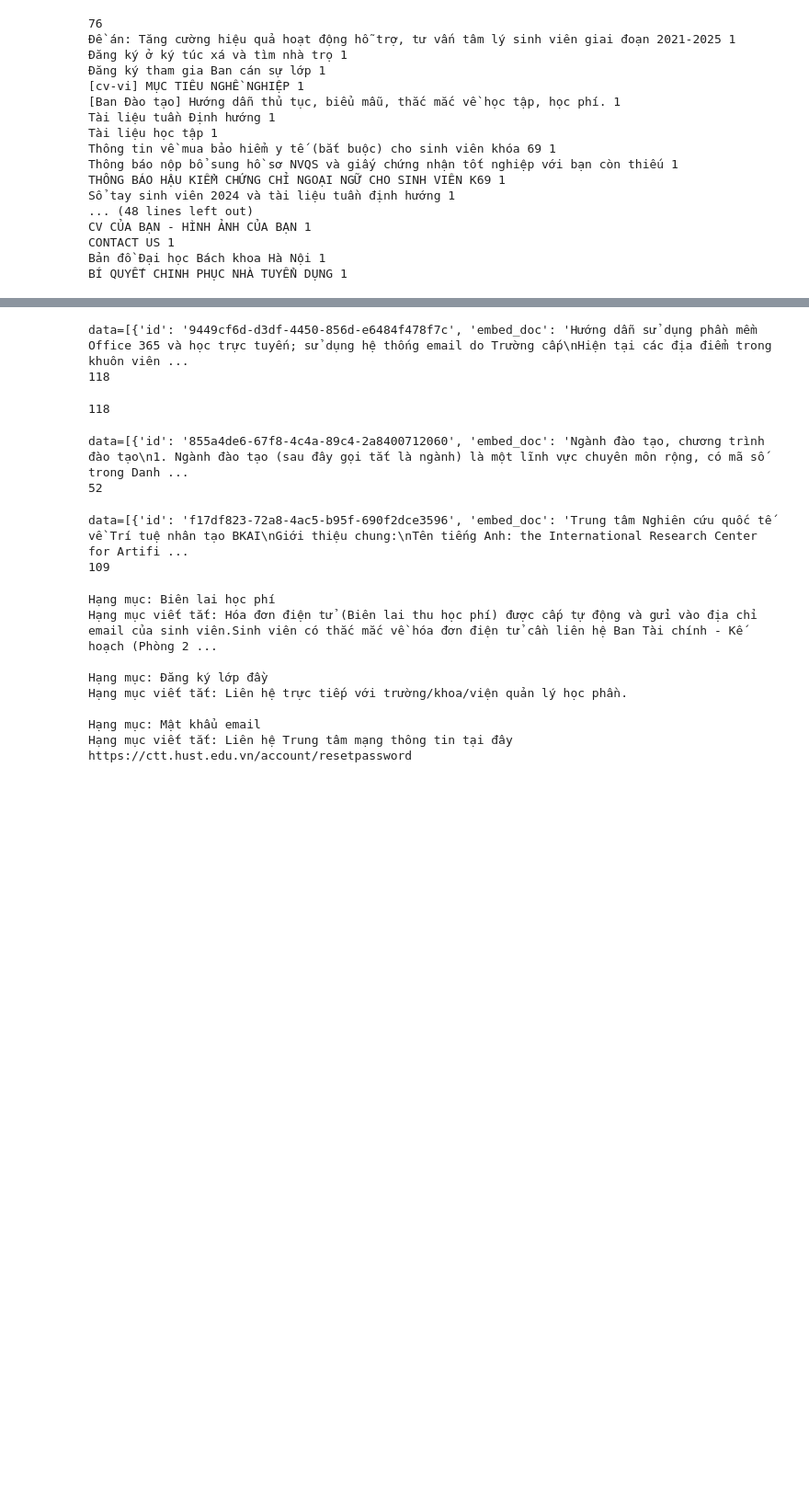
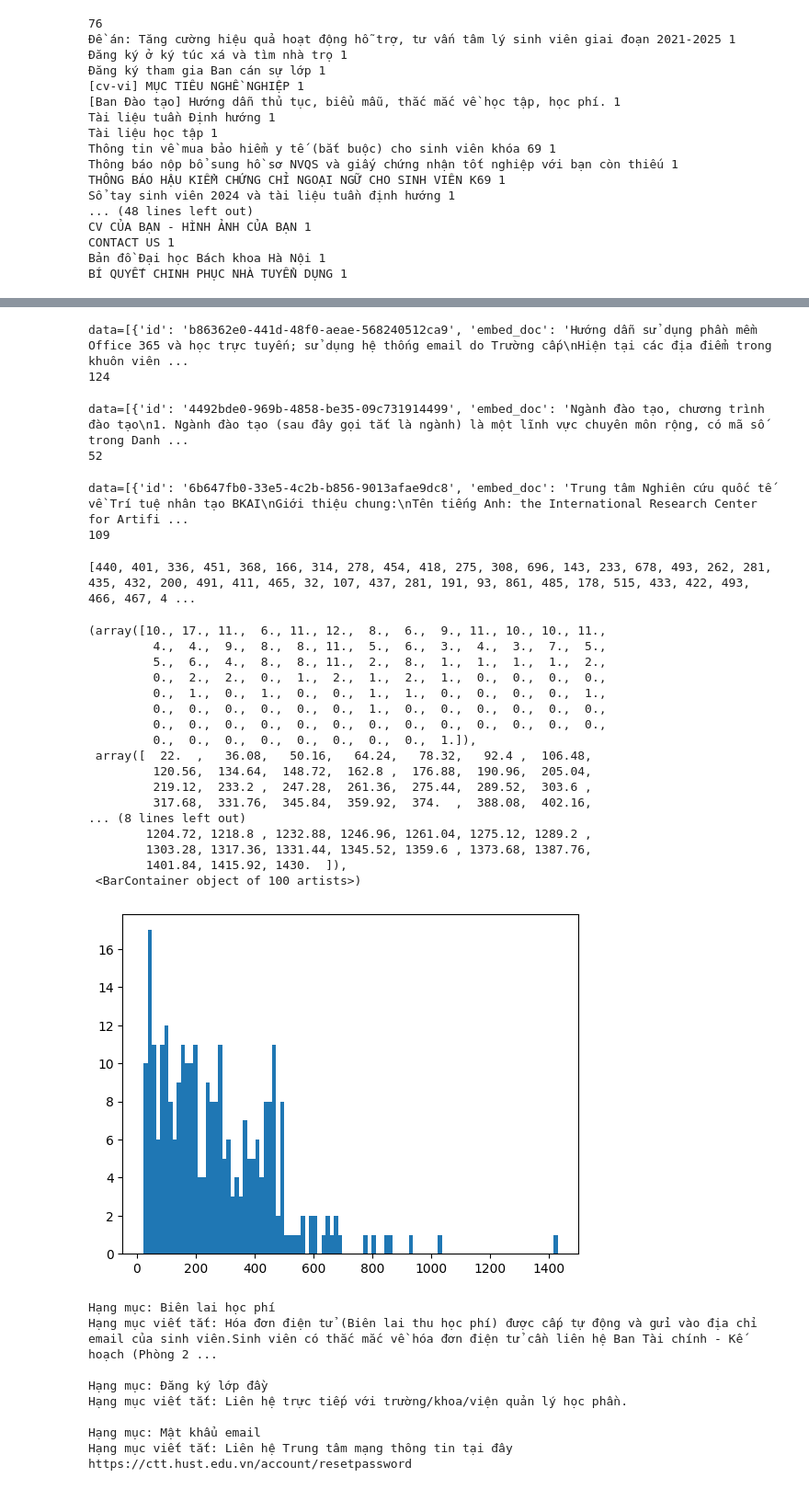
Before and after one commit to Dangptpt/Hust-Data-Crawler, a Jupyter notebook: clean_data.ipynb, the cells around one changed output, grey strips where cells are left out. Shown at 92% size. Saved outputs shown, nothing was run; the diff lists cells and outputs as text; code cells hidden in the pictures; blank space fills up the shorter version.

```diff
--- a/clean_data.ipynb
+++ b/clean_data.ipynb
@@ -243,6 +228,7 @@ folder_path = 'clean_stsv'
 all_files = [f for f in os.listdir(folder_path) if os.path.isfile(os.path.join(folder_path, f))]
 cnt = 0
 data_supabase = []
+length = []
 for file in all_files:
     with open(f'{folder_path}/{file}', 'r', encoding='utf-8') as f:
         data = f.read()
@@ -253,6 +239,7 @@ for file in all_files:
             if title:
                 doc = doc.split("Title: ")[1]
             embed_doc = remove_links(doc)
+            length.append(len(embed_doc.split(' ')))
             # embed_doc = replace_table(embed_doc)
             data_supabase.append({
                 'id': str(uuid.uuid4()),
@@ -264,12 +251,8 @@ res = push_data_to_supabase(data_supabase, 'document')
 print(res)
 print(cnt)
 # %% [output]
-data=[{'id': '9449cf6d-d3df-4450-856d-e6484f478f7c', 'embed_doc': 'Hướng dẫn sử dụng phần mềm Office 365 và học trực tuyến; sử dụng hệ thống email do Trường cấp\nHiện tại các địa điểm trong khuôn viên ...
-118
+data=[{'id': 'b86362e0-441d-48f0-aeae-568240512ca9', 'embed_doc': 'Hướng dẫn sử dụng phần mềm Office 365 và học trực tuyến; sử dụng hệ thống email do Trường cấp\nHiện tại các địa điểm trong khuôn viên ...
+124
-# %%
-print(len(data_supabase))
-# %% [output]
-118
 # %%
 folder_path = 'clean_regulations'
 all_files = [f for f in os.listdir(folder_path) if os.path.isfile(os.path.join(folder_path, f))]
@@ -282,6 +265,7 @@ for file in all_files:
         for doc in docs:
             doc = re.sub(r"Điều \d+\.\s*", "", doc)
             embed_doc = doc
+            length.append(len(embed_doc.split(' ')))
             data_supabase.append({
                 'id': str(uuid.uuid4()),
                 'embed_doc': embed_doc,
@@ -294,7 +278,7 @@ res = push_data_to_supabase(data_supabase, 'document')
 print(res)
 print(cnt)
 # %% [output]
-data=[{'id': '855a4de6-67f8-4c4a-89c4-2a8400712060', 'embed_doc': 'Ngành đào tạo, chương trình đào tạo\n1. Ngành đào tạo (sau đây gọi tắt là ngành) là một lĩnh vực chuyên môn rộng, có mã số trong Danh ...
+data=[{'id': '4492bde0-969b-4858-be35-09c731914499', 'embed_doc': 'Ngành đào tạo, chương trình đào tạo\n1. Ngành đào tạo (sau đây gọi tắt là ngành) là một lĩnh vực chuyên môn rộng, có mã số trong Danh ...
 52
 # %%
 folder_path = 'clean_soict'
@@ -309,6 +293,7 @@ for file in all_files:
         for doc in docs:
             embed_doc = remove_links(doc)
             # embed_doc = replace_table(embed_doc)
+            length.append(len(embed_doc.split(' ')))
             data_supabase.append({
                 'id': str(uuid.uuid4()),
                 'embed_doc': embed_doc,
@@ -319,8 +304,34 @@ res = push_data_to_supabase(data_supabase, 'document')
 print(res)
 print(cnt)
 # %% [output]
-data=[{'id': 'f17df823-72a8-4ac5-b95f-690f2dce3596', 'embed_doc': 'Trung tâm Nghiên cứu quốc tế về Trí tuệ nhân tạo BKAI\nGiới thiệu chung:\nTên tiếng Anh: the International Research Center for Artifi ...
+data=[{'id': '6b647fb0-33e5-4c2b-b856-9013afae9dc8', 'embed_doc': 'Trung tâm Nghiên cứu quốc tế về Trí tuệ nhân tạo BKAI\nGiới thiệu chung:\nTên tiếng Anh: the International Research Center for Artifi ...
 109
+# %%
+print(length)
+import matplotlib.pyplot as plt
+import numpy as np
+sorted_arr_desc = sorted(length, reverse=False)
+plt.hist(sorted_arr_desc, bins=100)
+# %% [output]
+[440, 401, 336, 451, 368, 166, 314, 278, 454, 418, 275, 308, 696, 143, 233, 678, 493, 262, 281, 435, 432, 200, 491, 411, 465, 32, 107, 437, 281, 191, 93, 861, 485, 178, 515, 433, 422, 493, 466, 467, 4 ...
+(array([10., 17., 11.,  6., 11., 12.,  8.,  6.,  9., 11., 10., 10., 11.,
+         4.,  4.,  9.,  8.,  8., 11.,  5.,  6.,  3.,  4.,  3.,  7.,  5.,
+         5.,  6.,  4.,  8.,  8., 11.,  2.,  8.,  1.,  1.,  1.,  1.,  2.,
+         0.,  2.,  2.,  0.,  1.,  2.,  1.,  2.,  1.,  0.,  0.,  0.,  0.,
+         0.,  1.,  0.,  1.,  0.,  0.,  1.,  1.,  0.,  0.,  0.,  0.,  1.,
+         0.,  0.,  0.,  0.,  0.,  0.,  1.,  0.,  0.,  0.,  0.,  0.,  0.,
+         0.,  0.,  0.,  0.,  0.,  0.,  0.,  0.,  0.,  0.,  0.,  0.,  0.,
+         0.,  0.,  0.,  0.,  0.,  0.,  0.,  0.,  1.]),
+ array([  22.  ,   36.08,   50.16,   64.24,   78.32,   92.4 ,  106.48,
+         120.56,  134.64,  148.72,  162.8 ,  176.88,  190.96,  205.04,
+         219.12,  233.2 ,  247.28,  261.36,  275.44,  289.52,  303.6 ,
+         317.68,  331.76,  345.84,  359.92,  374.  ,  388.08,  402.16,
+... (8 lines left out)
+        1204.72, 1218.8 , 1232.88, 1246.96, 1261.04, 1275.12, 1289.2 ,
+        1303.28, 1317.36, 1331.44, 1345.52, 1359.6 , 1373.68, 1387.76,
+        1401.84, 1415.92, 1430.  ]),
+ <BarContainer object of 100 artists>)
+[figure, added]
 # %%
 import requests
 import csv
```
Also changed, not shown: parts of 1 cell of this notebook, 23 other files.
